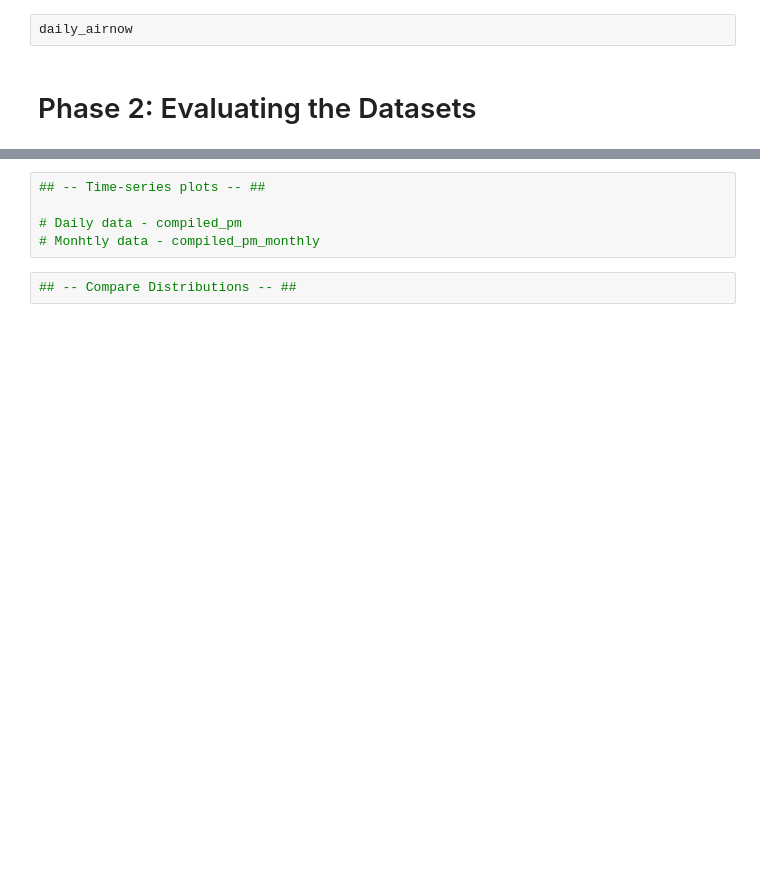
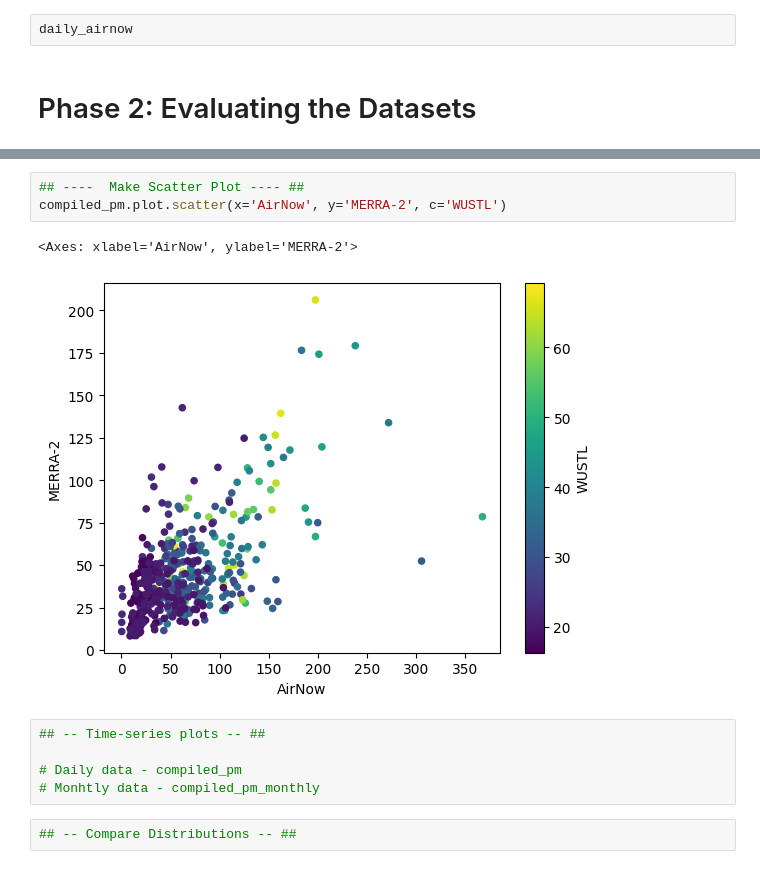
Before and after one commit to kkipngenokoech/DA-course, a Jupyter notebook: Lecture 4/Lecture 4 - Air Pollution Data Workbook.ipynb, the cells around one changed output, grey strips where cells are left out. Drawn from its saved outputs; the diff is of its cells as text; blank space fills up the shorter version.

```diff
--- a/Lecture 4/Lecture 4 - Air Pollution Data Workbook.ipynb
+++ b/Lecture 4/Lecture 4 - Air Pollution Data Workbook.ipynb
@@ -64,3 +133,9 @@ compiled_pm = pd.read_csv(f'{DATA_DIR}/{an_filename}', index_col=0, parse_dates=
+# %%
+## ----  Make Scatter Plot ---- ##
+compiled_pm.plot.scatter(x='AirNow', y='MERRA-2', c='WUSTL')
+# %% [output]
+<Axes: xlabel='AirNow', ylabel='MERRA-2'>
+[figure, added]
 # %%
 ## -- Time-series plots -- ##
 
```
Also changed, not shown: parts of 12 cells of this notebook.
